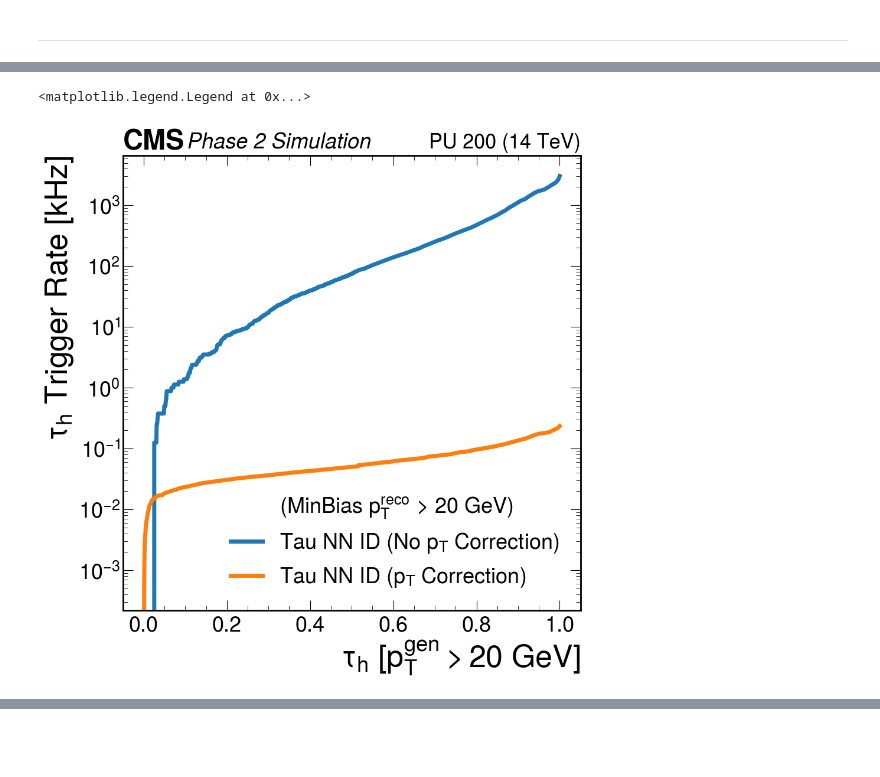
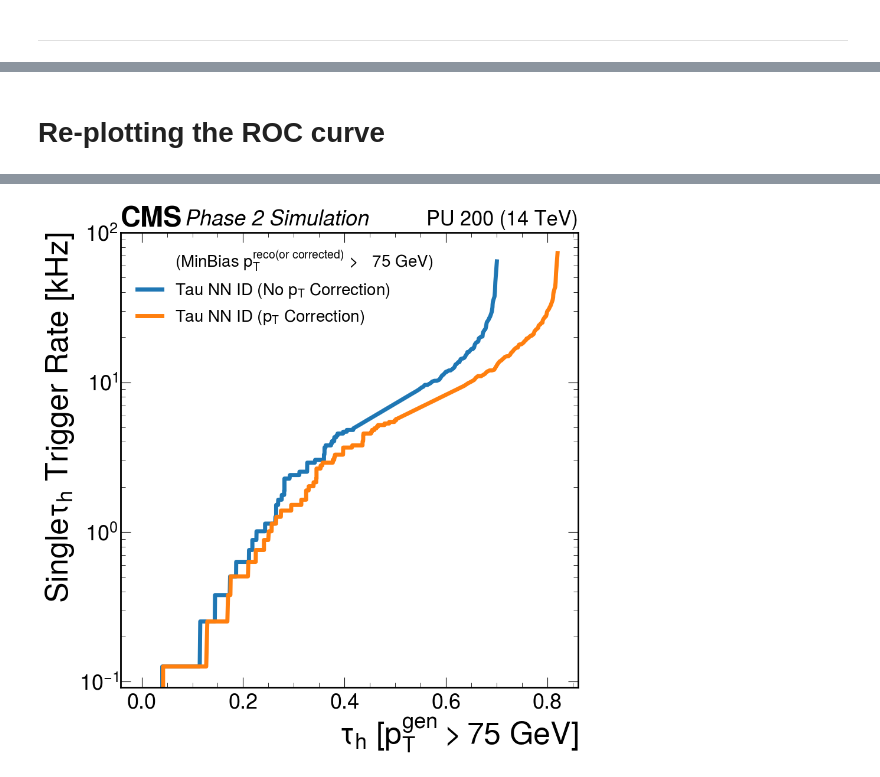
Before and after one commit to Duchstf/Tau_L1, a Jupyter notebook: notebooks/tau_pt_regress/tau_pt_rate.ipynb, the cells around one changed output, grey strips where cells are left out. Cells and saved outputs as stored; diff of their text form; code cells hidden in the pictures; blank space fills up the shorter version.

```diff
--- a/notebooks/tau_pt_regress/tau_pt_rate.ipynb
+++ b/notebooks/tau_pt_regress/tau_pt_rate.ipynb
@@ -194,53 +157,2 @@ y_bkg_corrected = model.predict(bkg_input[selection_bkg_corrected]).flatten()
-# %%
-tau_score_edges = [round(i,2) for i in np.arange(0, 0.9, 0.01).tolist()]+\
-                  [round(i,4) for i in np.arange(0.9, 1, 0.0001)] + [1]
-
-sig_list = []
-bkg_list = []
-
-for tau_score_cut in tau_score_edges:
-
-    bkg_pass = np.unique(bkg_id_pt[y_bkg.flatten() > tau_score_cut]).shape[0]
-    sig_pass = np.unique(sig_id[y_sig.flatten() > tau_score_cut])
-
-    real_sig_pass = np.intersect1d(np.unique(bkg_id),sig_pass).shape[0]
-
-    sig_list.append(real_sig_pass/total_n_sig)
-    bkg_list.append(bkg_pass/total_n_minbias)
-
-
-
-bkg_list_scaled = [i*(32e+3) for i in bkg_list]
-# %%
-tau_score_edges = [round(i,2) for i in np.arange(0, 0.9, 0.01).tolist()]+\
-                  [round(i,4) for i in np.arange(0.9, 1, 0.0001)] + [1]
-
-sig_list_corrected = []
-bkg_list_corrected = []
-
-for tau_score_cut in tau_score_edges:
-
-    bkg_pass = np.unique(bkg_id_pt_corrected[y_bkg_corrected > tau_score_cut]).shape[0]
-    sig_pass = np.unique(sig_id[y_sig.flatten() > tau_score_cut])
-
-    real_sig_pass = np.intersect1d(np.unique(bkg_id),sig_pass).shape[0]
-
-    sig_list_corrected.append(real_sig_pass/total_n_sig)
-    bkg_list_corrected.append(bkg_pass/total_n_minbias)
-
-bkg_list_scaled = [i*(32e+3) for i in bkg_list]
-# %%
-plt.plot([],[], 'none', label=r'(MinBias $p_T^{reco}$ > 20 GeV)')
-plt.plot(sig_list, bkg_list_scaled, label=r'Tau NN ID (No $p_T$ Correction)',linewidth=5)
-plt.plot(sig_list_corrected, bkg_list_corrected, label=r'Tau NN ID ($p_T$ Correction)',linewidth=5)
-hep.cms.text("Phase 2 Simulation")
-hep.cms.lumitext("PU 200 (14 TeV)")
-
-plt.ylabel(r'$\tau_h$ Trigger Rate [kHz]')
-plt.xlabel(r'$\tau_h$ [$p_T^{gen} > % d$ GeV]' %int(truth_sig_pt_cut))
-
-plt.yscale('log')
-plt.legend()
-# %% [output]
-<matplotlib.legend.Legend at 0x...>
-[figure, removed]
+# %% [markdown]
+# Re-plotting the ROC curve
@@ -246,0 +275,6 @@ plt.legend()
+# %%
+n_event, n_sig_event, true_sig_score_pt, minbias_score_pt, true_sig_score_pt_corrected, minbias_score_pt_corrected = prep_rate_data(model_id_name,
+                                                                                                                                    '../models/pt_regress_v1.h5',
+                                                                                                                                    truth_sig_pt_cut=75,
+                                                                                                                                    minbias_pt_cut_value=75)
+# %% [output]
@@ -246,0 +285 @@ plt.legend()
+[figure, added]
```
Also changed, not shown: parts of 12 cells of this notebook.
